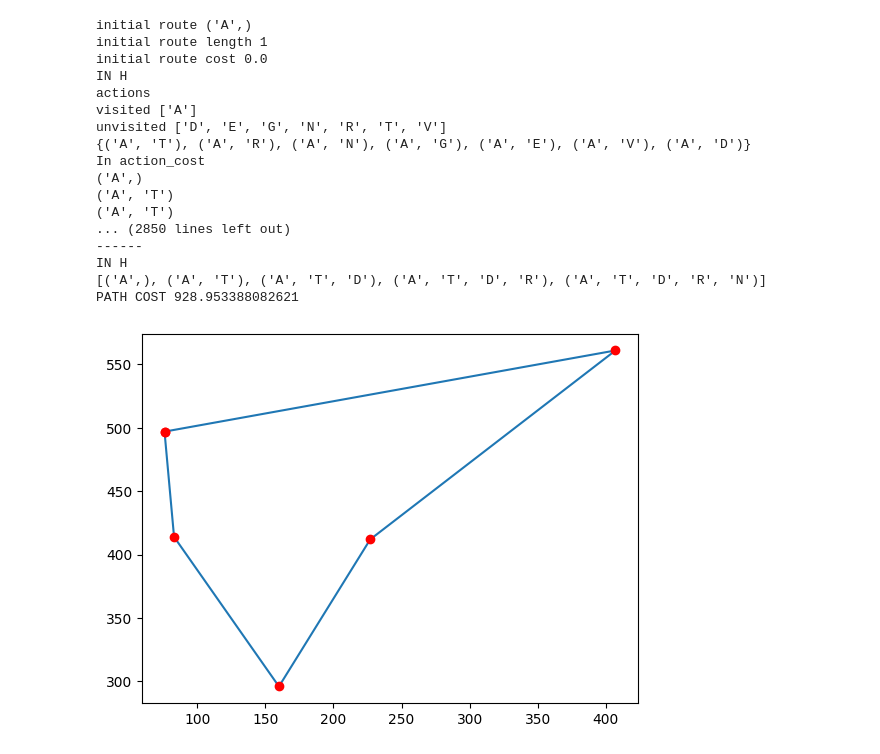
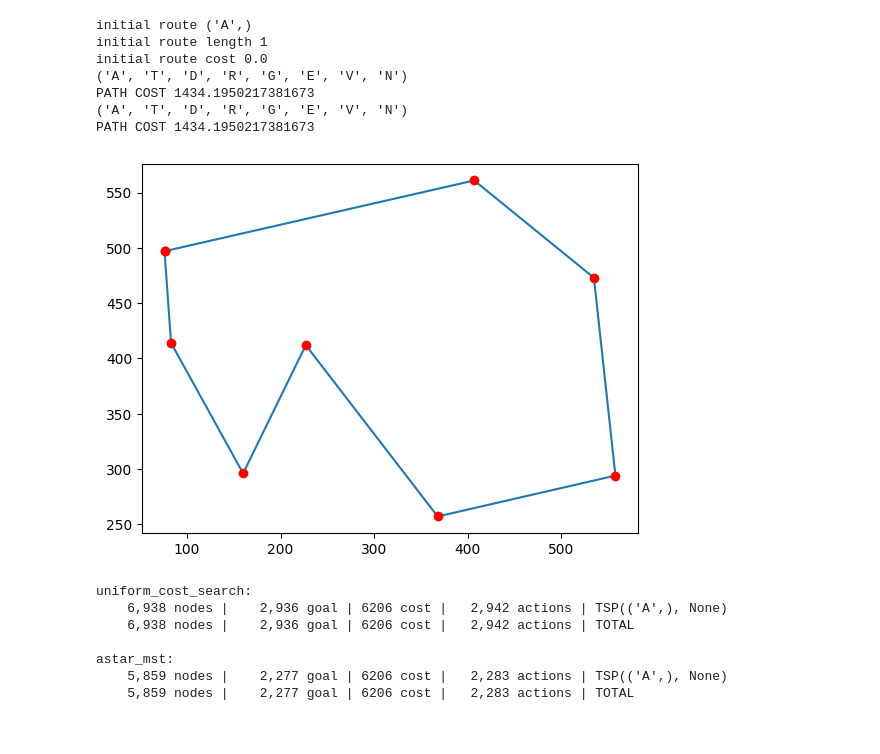
Before and after one commit to hmp-anthony/aima-python, a Jupyter notebook: alt_tsp.ipynb, the cells around one changed output. Cells and saved outputs as stored; diff of their text form; code cells hidden in the pictures.

```diff
--- a/alt_tsp.ipynb
+++ b/alt_tsp.ipynb
@@ -30,25 +30,20 @@ def cost(route):
     c += distances[route[0]][route[-1]]
     return c
 
-
 class TSP(Problem):
 
     def is_goal(self, state):
-        return len(state) == 5
+        return len(state) == 8
 
     def actions(self, state):
         """The places neighboring `state`."""
-        print("actions")
         visited = list(state)
         unvisited = [x for x in cities if x not in visited]
-        print("visited", visited)
-        print("unvisited", unvisited)
         new_states = set()
         for i in unvisited:
             new_state = state
             new_state = new_state + (i,)
             new_states.add(new_state)
-        print(new_states)
         return new_states
 
     def result(self, state, action):
@@ -57,57 +52,79 @@ class TSP(Problem):
 
     def action_cost(self, s, action, s1):
         """The distance (cost) to go from s to s1."""
-        print("In action_cost")
-        print(s)
-        print(action)
-        print(s1)
-        print(cost(action))
-        print("------")
         return cost(action)
 
     def h(self, n):
-        print("IN H")
-        return 0
+        visited = list(n.state)
+        unvisited = [x for x in cities if x not in visited]
+        #print("unvisited", unvisited)
+        # There are three components to this heurisitc:
+        #    1) smallest distance to the nearest unvisited city from the current city
+        current_city = n.state[-1]
+        if not unvisited:
+            return 0
+        min_city = unvisited[0]
+        min_distance_current = distances[current_city][min_city]
+        for c in unvisited:
+            if distances[current_city][c] < min_distance_current:
+                min_distance_current = distances[current_city][c]
+                min_city = c
+        #    2) nearest distance from an unvisited city to the start city
+        start_city = n.state[0]
+        if not unvisited:
+            return 0
+        min_city = unvisited[0]
+        min_distance_start = distances[start_city][min_city]
+        for c in unvisited:
+            if distances[start_city][c] < min_distance_start:
+                min_distance_start = distances[start_city][c]
+                min_city = c
+        return min_distance_current + min_distance_start
 
 
 initial_route = tuple('A')
 
 print("initial route", initial_route)
 print("initial route length", len(initial_route))
 print("initial route cost", cost(initial_route))
 
 r0 = TSP(initial = initial_route)
 path = path_states(astar_search(r0))
-print(path)
+print(path[-1])
+print("PATH COST", cost(path[-1]))
+path = path_states(uniform_cost_search(r0))
+print(path[-1])
 print("PATH COST", cost(path[-1]))
 
 data = []
 for p in path[-1]:
     data.append(romania[p])
 data.append(data[0])
 
 x_val = [x[0] for x in data]
 y_val = [x[1] for x in data]
 
 plt.plot(x_val,y_val)
 plt.plot(x_val,y_val,'or')
 plt.show()
+
+def astar_mst(problem): return astar_search(problem, h=problem.h)
+
+report([uniform_cost_search,
+        astar_mst], [r0])
 # %% [output]
 initial route ('A',)
 initial route length 1
 initial route cost 0.0
-IN H
-actions
-visited ['A']
-unvisited ['D', 'E', 'G', 'N', 'R', 'T', 'V']
-{('A', 'T'), ('A', 'R'), ('A', 'N'), ('A', 'G'), ('A', 'E'), ('A', 'V'), ('A', 'D')}
-In action_cost
-('A',)
-('A', 'T')
-('A', 'T')
-... (2850 lines left out)
-------
-IN H
-[('A',), ('A', 'T'), ('A', 'T', 'D'), ('A', 'T', 'D', 'R'), ('A', 'T', 'D', 'R', 'N')]
-PATH COST 928.953388082621
+('A', 'T', 'D', 'R', 'G', 'E', 'V', 'N')
+PATH COST 1434.1950217381673
+('A', 'T', 'D', 'R', 'G', 'E', 'V', 'N')
+PATH COST 1434.1950217381673
-[figure, old version]
+[figure, new version]
+uniform_cost_search:
+    6,938 nodes |    2,936 goal | 6206 cost |   2,942 actions | TSP(('A',), None)
+    6,938 nodes |    2,936 goal | 6206 cost |   2,942 actions | TOTAL
+
+astar_mst:
+    5,859 nodes |    2,277 goal | 6206 cost |   2,283 actions | TSP(('A',), None)
+    5,859 nodes |    2,277 goal | 6206 cost |   2,283 actions | TOTAL
```
